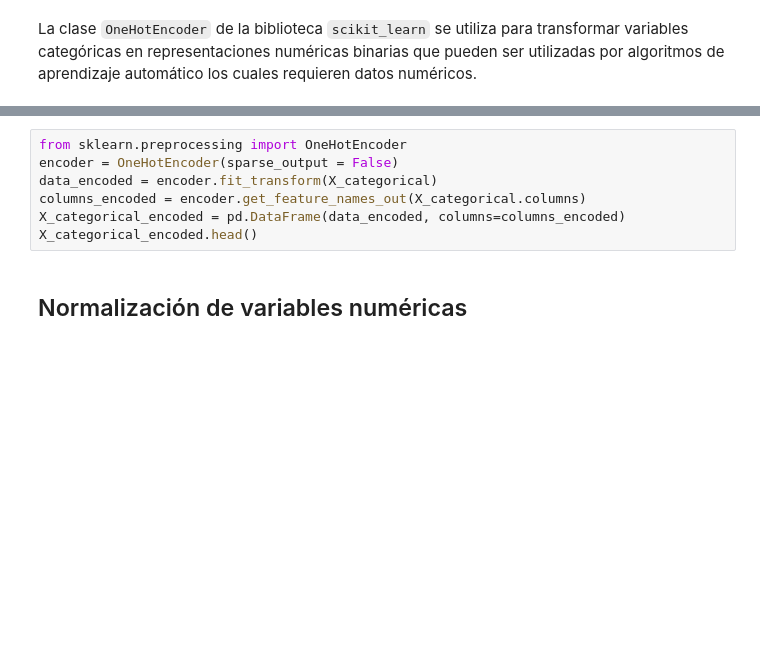
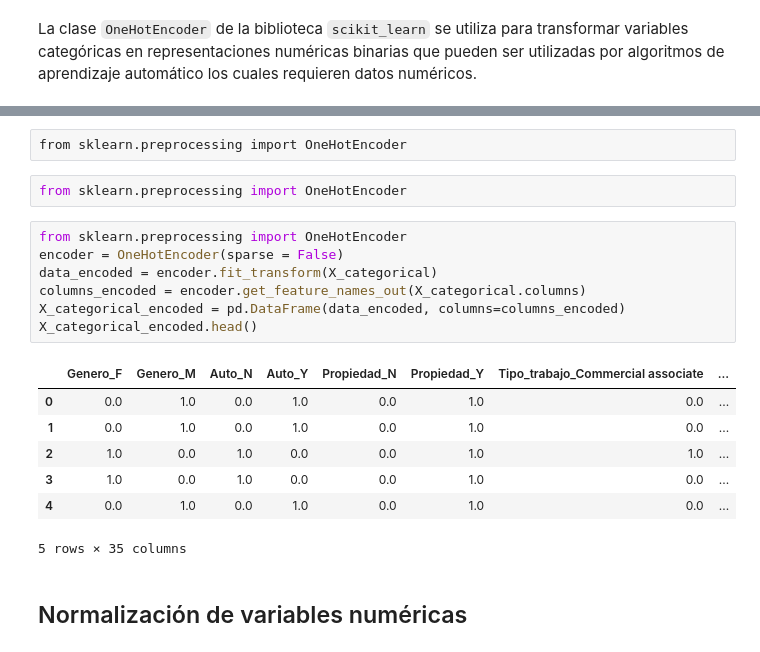
Before and after one commit to pabanib/Clases_clasificacion, a Jupyter notebook: regresion_logistica_practica.ipynb, the cells around one changed output, grey strips where cells are left out. Cells and saved outputs as stored; diff of their text form; blank space fills up the shorter version.

```diff
--- a/regresion_logistica_practica.ipynb
+++ b/regresion_logistica_practica.ipynb
@@ -146,10 +255,22 @@ La clase `OneHotEncoder` de la biblioteca `scikit_learn` se utiliza para transfo
+# %% [raw]
+from sklearn.preprocessing import OneHotEncoder
+# %%
+from sklearn.preprocessing import OneHotEncoder
 # %%
 from sklearn.preprocessing import OneHotEncoder
-encoder = OneHotEncoder(sparse_output = False)
+encoder = OneHotEncoder(sparse = False)
 data_encoded = encoder.fit_transform(X_categorical)
 columns_encoded = encoder.get_feature_names_out(X_categorical.columns)
 X_categorical_encoded = pd.DataFrame(data_encoded, columns=columns_encoded)
 X_categorical_encoded.head()
+# %% [output]
+|  | Genero_F | Genero_M | Auto_N | Auto_Y | Propiedad_N | Propiedad_Y | Tipo_trabajo_Commercial associate | ... |
+| 0 | 0.0 | 1.0 | 0.0 | 1.0 | 0.0 | 1.0 | 0.0 | ... |
+| 1 | 0.0 | 1.0 | 0.0 | 1.0 | 0.0 | 1.0 | 0.0 | ... |
+| 2 | 1.0 | 0.0 | 1.0 | 0.0 | 0.0 | 1.0 | 1.0 | ... |
+| 3 | 1.0 | 0.0 | 1.0 | 0.0 | 0.0 | 1.0 | 0.0 | ... |
+| 4 | 0.0 | 1.0 | 0.0 | 1.0 | 0.0 | 1.0 | 0.0 | ... |
+5 rows × 35 columns
 # %% [markdown]
 ## Normalización de variables numéricas
 # %% [markdown]
```
Also changed, not shown: parts of 33 cells of this notebook, 3 other files.
